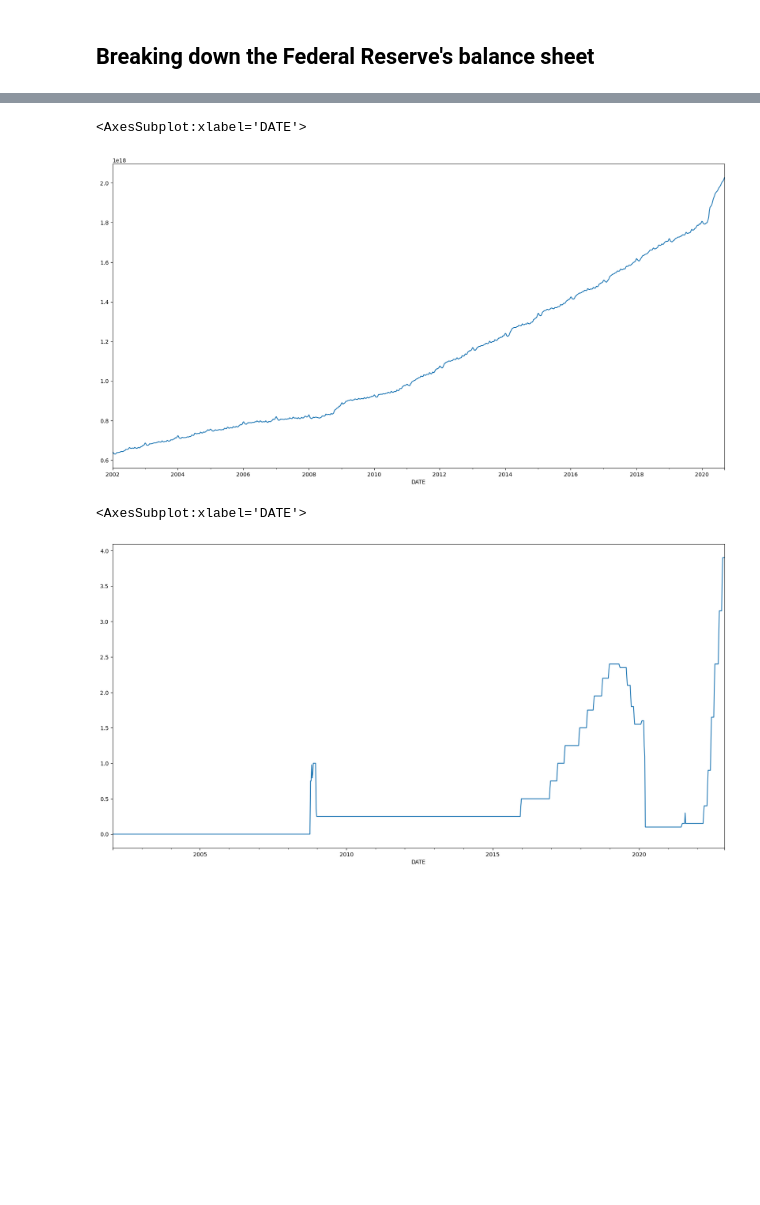
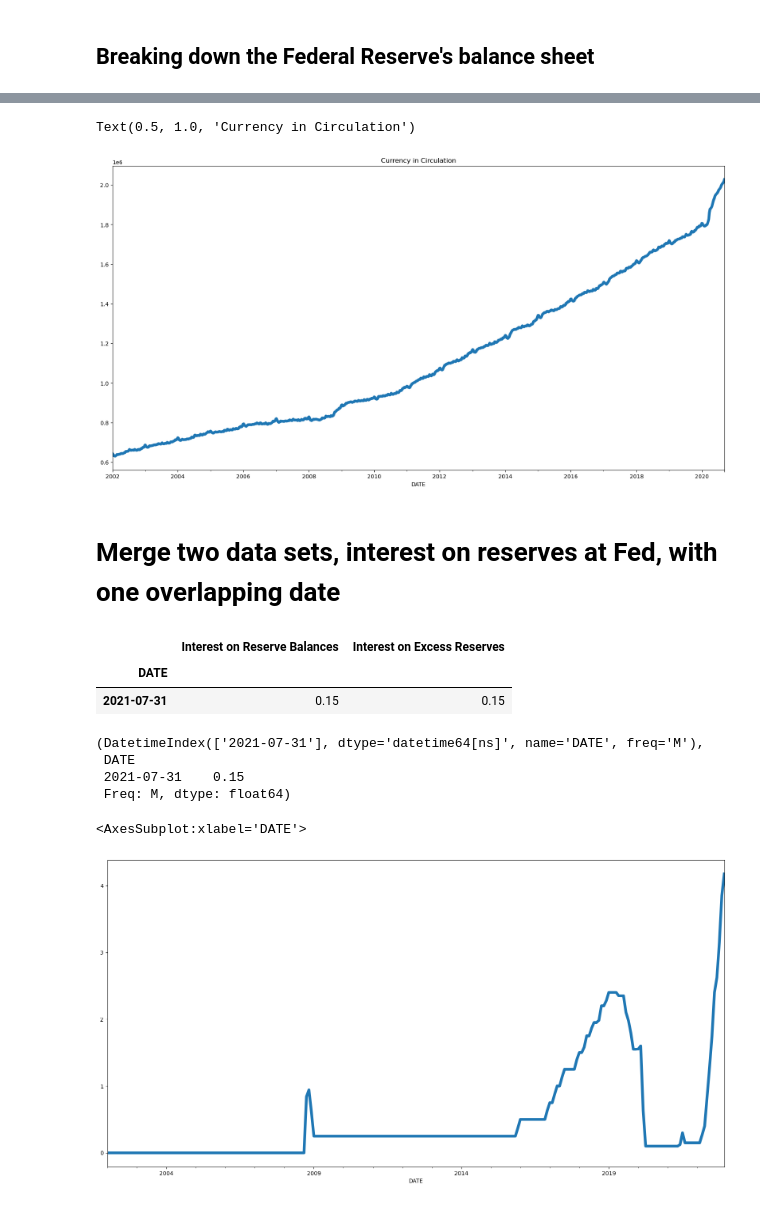
Before and after one commit to audrabuysse/Econ-411, a Jupyter notebook: In Class Projects/In Class Projects/Project 6 - Visualizing Monetary Policy.ipynb, the cells around one changed output, grey strips where cells are left out. Cells and saved outputs as stored; diff of their text form; code cells hidden in the pictures; blank space fills up the shorter version.

```diff
--- a/In Class Projects/In Class Projects/Project 6 - Visualizing Monetary Policy.ipynb
+++ b/In Class Projects/In Class Projects/Project 6 - Visualizing Monetary Policy.ipynb
@@ -116,10 +111,12 @@ data.plot.line(ax = ax)
 # %%
 fig, ax = plt.subplots(figsize = (20,10))
-data["Base: Currency in Circulation"].plot.line(ax = ax)
+data["Base: Currency in Circulation"].plot.line(linewidth = 5, ax = ax)
+ax.set_title("Currency in Circulation")
 # %% [output]
-<AxesSubplot:xlabel='DATE'>
+Text(0.5, 1.0, 'Currency in Circulation')
-[figure, old version]
+[figure, new version]
 # %%
+# download data and breakdown the Fed's balance sheet:
 data_codes  = {"Base: Total ($ Mil)": "BOGMBASE",
                "Base: Currency in Circulation ($ Mil)": "WCURCIR",
                # Assets
@@ -162,4 +159,4 @@ data_codes  = {"Base: Total ($ Mil)": "BOGMBASE",
 data = gather_data(data_codes = data_codes,
                   start = start,
                   end = end,
-                  freq = "W")
+                  freq = "M")
@@ -165,0 +165,19 @@ data = gather_data(data_codes = data_codes,
+# %% [markdown]
+# Merge two data sets, interest on reserves at Fed, with one overlapping date
+# %%
+plot_data = data[["Interest on Reserve Balances", "Interest on Excess Reserves"]]
+match = plot_data[plot_data["Interest on Reserve Balances"] == plot_data["Interest on Excess Reserves"]]
+match
+# %% [output]
+|  | Interest on Reserve Balances | Interest on Excess Reserves |
+| DATE |  |  |
+| 2021-07-31 | 0.15 | 0.15 |
+# %%
+match_date = match.index
+match_val = match.sum(axis = 1) / 2
+match_date, match_val
+# %% [output]
+(DatetimeIndex(['2021-07-31'], dtype='datetime64[ns]', name='DATE', freq='M'),
+ DATE
+ 2021-07-31    0.15
+ Freq: M, dtype: float64)
@@ -166,14 +188,11 @@ data = gather_data(data_codes = data_codes,
 # %%
 fig, ax = plt.subplots(figsize = (20,10))
-plot_data= data[["Interest on Reserve Balances", "Interest on Excess Reserves"]]
-plot_data = plot_data.fillna(0)
-# sum columns:
-plot_data = plot_data.sum(axis = 1)
-plot_data.plot.line(ax = ax)
+
+plot_data.plot.line(linewidth = 5, ax = ax)
 
 #data["Interest on Reserves"] = data["Interest on Excess Reserves"].fillna(0).add(
     #data["Interst on Reserve Balances"])
 # %% [output]
 <AxesSubplot:xlabel='DATE'>
-[figure, old version]
+[figure, new version]
 # %%
```
Also changed, not shown: parts of 18 cells of this notebook, 2 other files.
